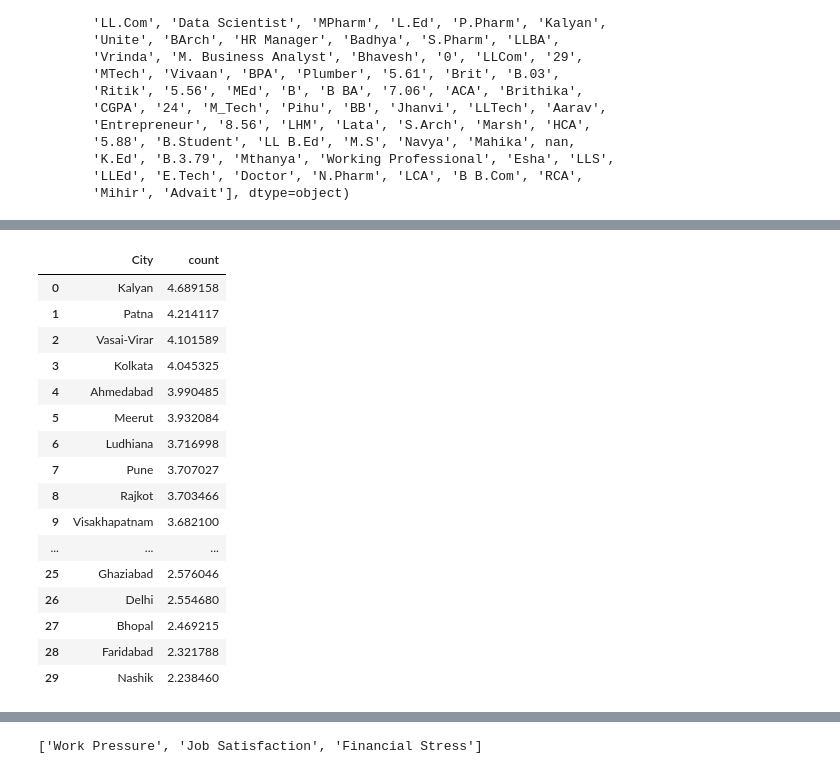
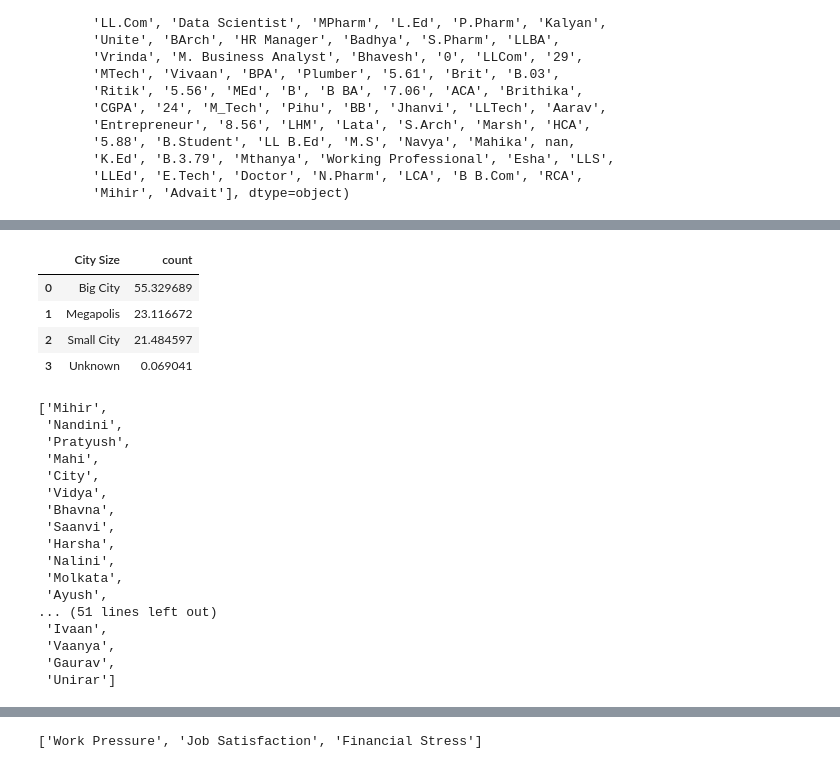
Before and after one commit to ArtamonowAleksey/Classical_ML, a Jupyter notebook: Exploring_Mental_Health_Data/Training.ipynb, the cells around one changed output, grey strips where cells are left out. Drawn from its saved outputs; the diff is of its cells as text; code cells hidden in the pictures.

```diff
--- a/Exploring_Mental_Health_Data/Training.ipynb
+++ b/Exploring_Mental_Health_Data/Training.ipynb
@@ -693,6 +746,7 @@ pd.DataFrame(after_drops['Education'].value_counts()/after_drops.shape[0]*100).r
 #Заполним пропуски Unknown
 
 after_drops['Education'].fillna('Unknown', inplace=True)
+after_drops['Degree'].fillna('Unknown', inplace=True)
 # %%
 #Dietary Habits
 
@@ -780,9 +834,3 @@ pd.DataFrame(after_drops['City'].value_counts()/after_drops.shape[0]*100).reset_
 | 95 | Vaanya | 0.000712 |
 | 96 | Gaurav | 0.000712 |
 | 97 | Unirar | 0.000712 |
-# %%
-#Тоже дропним маленькие значения
-
-T = pd.DataFrame(after_drops['City'].value_counts()/after_drops.shape[0]*100).reset_index()
-drop_city = T['City'][T['count']<2].to_list()
-after_drops = after_drops[~after_drops['City'].isin(drop_city)]
@@ -789,20 +859,37 @@ after_drops = after_drops[~after_drops['City'].isin(drop_city)]
+# %%
+cities_by_size_and_status = {
+    "Megapolis": [
+        "Mumbai", "Delhi", "Bangalore", "Hyderabad",
+        "Ahmedabad", "Chennai", "Kolkata"
+    ],
+    "Big City": [
+        "Pune", "Surat", "Kanpur", "Jaipur",
+        "Nagpur", "Indore", "Thane", "Bhopal",
+        "Lucknow", "Patna", "Varanasi", "Ludhiana",
+        "Visakhapatnam", "Vadodara", "Vasai-Virar",
+        "Faridabad", "Ghaziabad"
+    ],
+    "Small City": [
+        "Nashik", "Rajkot", "Meerut", "Agra",
+        "Kalyan", "Srinagar", "Morena"
+    ]
+}
+# %%
+# Создаем функцию для получения региона по городу
+
+def get_region(city):
+    for region, cities in cities_by_size_and_status.items():
+        if city in cities:
+            return region
+    return 'Unknown'  # если города нет в списке, возвращаем 'Unknown'
+
+# Применяем функцию к колонке с городами
+after_drops['City Size'] = after_drops['City'].apply(get_region)
 # %%
-pd.DataFrame(after_drops['City'].value_counts()/after_drops.shape[0]*100).reset_index().style.background_gradient(subset=['count'], cmap='Reds')
+pd.DataFrame(after_drops['City Size'].value_counts()/after_drops.shape[0]*100).reset_index().style.background_gradient(subset=['count'], cmap='Reds')
 # %% [output]
-|  | City | count |
-| 0 | Kalyan | 4.689158 |
-| 1 | Patna | 4.214117 |
-| 2 | Vasai-Virar | 4.101589 |
-| 3 | Kolkata | 4.045325 |
-| 4 | Ahmedabad | 3.990485 |
-| 5 | Meerut | 3.932084 |
-| 6 | Ludhiana | 3.716998 |
-| 7 | Pune | 3.707027 |
-| 8 | Rajkot | 3.703466 |
-| 9 | Visakhapatnam | 3.682100 |
-| ... | ... | ... |
-| 25 | Ghaziabad | 2.576046 |
-| 26 | Delhi | 2.554680 |
-| 27 | Bhopal | 2.469215 |
-| 28 | Faridabad | 2.321788 |
-| 29 | Nashik | 2.238460 |
+|  | City Size | count |
+| 0 | Big City | 55.329689 |
+| 1 | Megapolis | 23.116672 |
+| 2 | Small City | 21.484597 |
+| 3 | Unknown | 0.069041 |
@@ -811,0 +901,20 @@ after_drops.drop(columns=['Degree','Profession'],inplace = True)
+# %%
+strange_city
+# %% [output]
+['Mihir',
+ 'Nandini',
+ 'Pratyush',
+ 'Mahi',
+ 'City',
+ 'Vidya',
+ 'Bhavna',
+ 'Saanvi',
+ 'Harsha',
+ 'Nalini',
+ 'Molkata',
+ 'Ayush',
+... (51 lines left out)
+ 'Ivaan',
+ 'Vaanya',
+ 'Gaurav',
+ 'Unirar']
```
Also changed, not shown: parts of 39 cells of this notebook.
